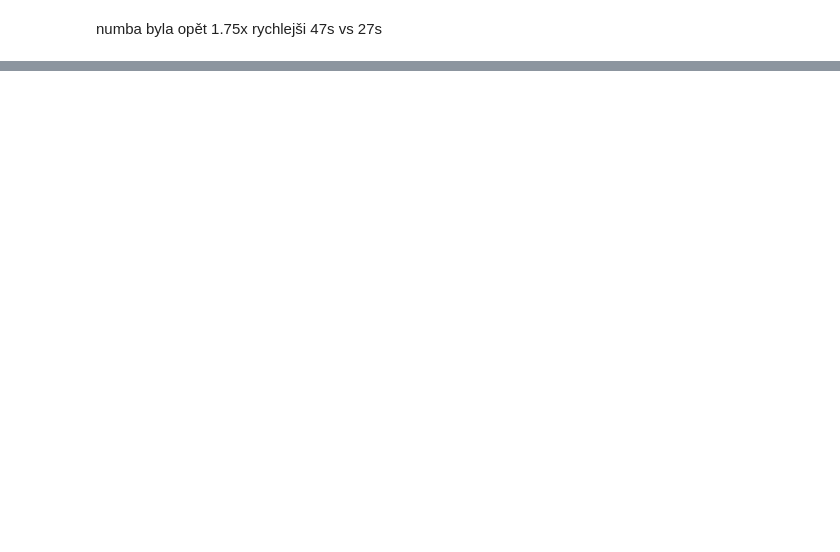
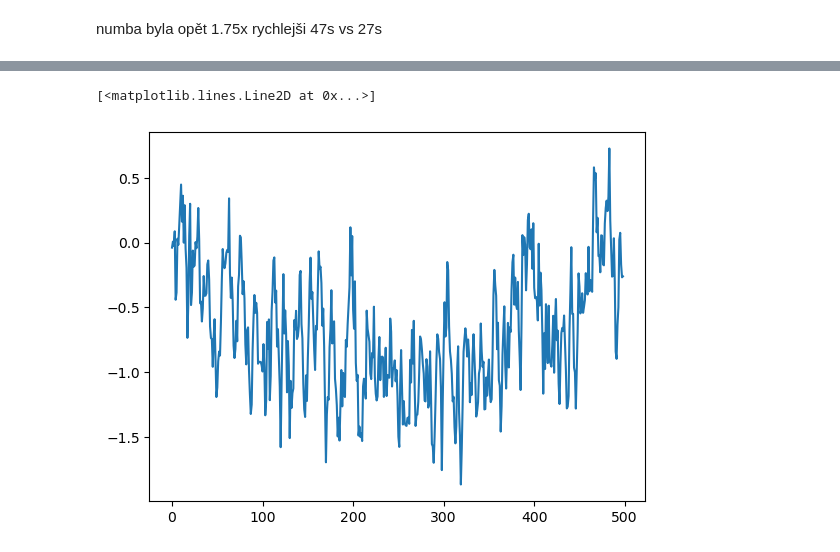
Before and after one commit to Beremi/pLaplace, a Jupyter notebook: pLaplace_1D/pLaplace_numba.ipynb, the cells around one changed output, grey strips where cells are left out. Drawn from its saved outputs; the diff is of its cells as text; code cells hidden in the pictures; blank space fills up the shorter version.

```diff
--- a/pLaplace_1D/pLaplace_numba.ipynb
+++ b/pLaplace_1D/pLaplace_numba.ipynb
@@ -129,0 +296,4 @@ numba byla opět 1.75x rychlejši 47s vs 27s
+# %%
+fun = lambda x: energy_numpy(x, fx, v, h, p)
+
+solopt,it = quasi_newton(fun, v_internal)
@@ -129,0 +318,20 @@ numba byla opět 1.75x rychlejši 47s vs 27s
+# %%
+def cross_entropy_min(f,x0,n_samples=10000, best_percentage=0.001, n_iter=100,sigma=1):
+    x = x0.copy()
+    sigma_vec = np.ones_like(x0)*sigma
+    for i in range(n_iter):
+        x_prop = sigma_vec[None,:]*np.random.normal(0,1,(n_samples,len(x0)))+x[None,:]
+        y = np.zeros_like(x_prop[:,0])
+        for idx, x_i in enumerate(x_prop):
+            y[idx] = f(x_i)
+
+        # find indexes of best_percentage of lowest y values
+        idx = np.argsort(y)[:int(n_samples*best_percentage)]
+        # weighted mean of x_prop with weights -y
+        x = np.average(x_prop[idx,:],axis=0)
+        # weighted std of x_prop with weights -y
+        sigma_vec = (sigma_vec*0.95 + 0.05*np.sqrt(np.average((x_prop[idx,:]-x)**2,axis=0)))
+        # set x as min of y in x_prop
+        x = x_prop[np.argmin(y),:]
+        print(f"it={i}, f={f(x)}, sigma={np.min(sigma_vec)}")
+    return x
@@ -129,0 +343,2 @@ numba byla opět 1.75x rychlejši 47s vs 27s
+# %%
+res = cross_entropy_min(fun, (x[1:-1]**2-1)*2, n_iter=100, sigma=0.1)
@@ -129,0 +363,5 @@ numba byla opět 1.75x rychlejši 47s vs 27s
+# %%
+plt.plot(res)
+# %% [output]
+[<matplotlib.lines.Line2D at 0x...>]
+[figure, added]
```
Also changed, not shown: parts of 11 cells of this notebook, 5 other files.
